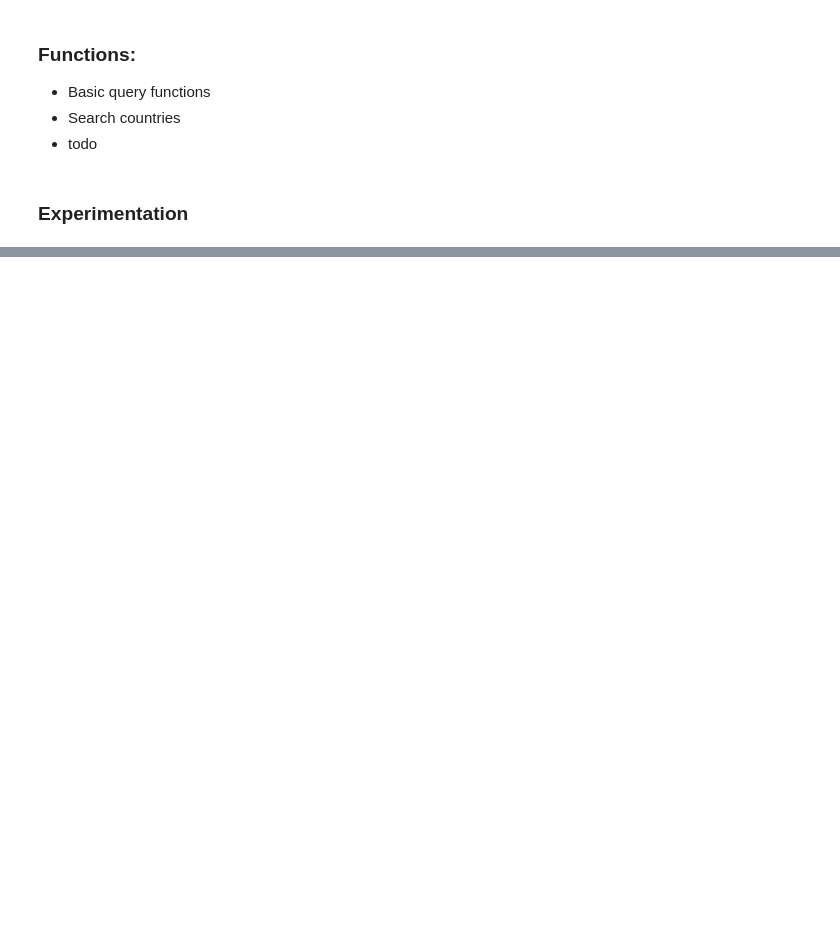
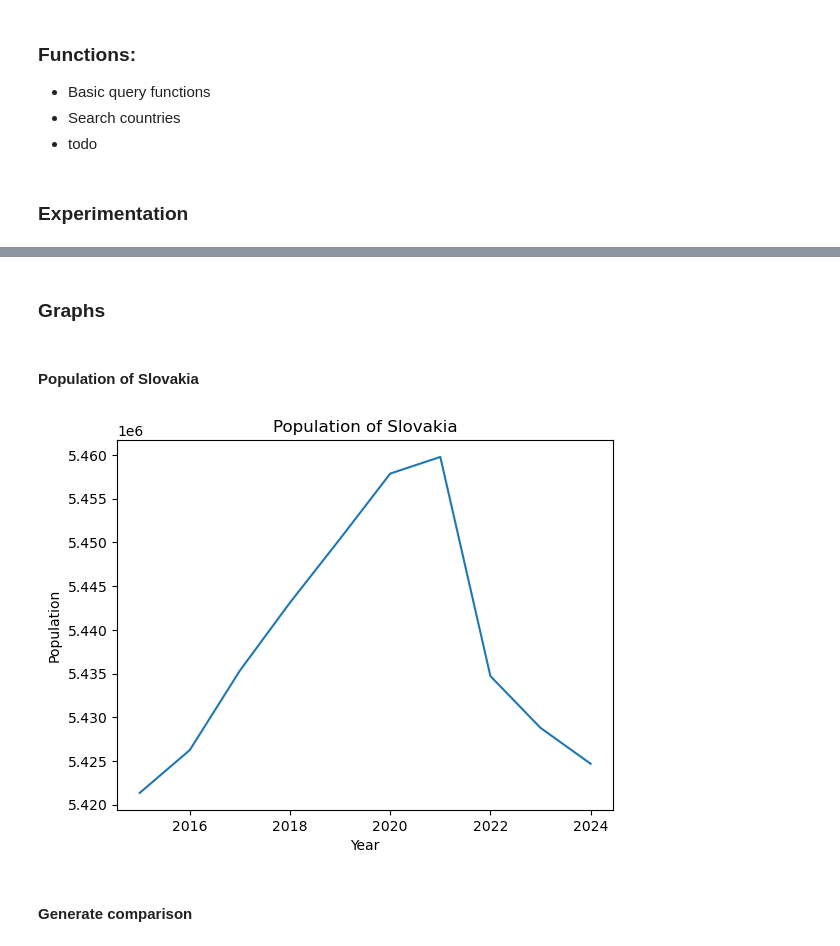
Before and after one commit to jatofi-official/migration-eu-analysis, a Jupyter notebook: Notebooks/experiment.ipynb, the cells around one changed output, grey strips where cells are left out. Drawn from its saved outputs; the diff is of its cells as text; code cells hidden in the pictures; blank space fills up the shorter version.

```diff
--- a/Notebooks/experiment.ipynb
+++ b/Notebooks/experiment.ipynb
@@ -54 +45,28 @@ display(query.head(20))
 | 291 | SK | NEU28_FOR | T | 13064 | 13901 | 14687 | 15439 | 16313 | 17132 | NaN | NaN | ... |
+# %% [markdown]
+### Graphs
+# %% [markdown]
+#### Population of Slovakia
+# %%
+country = table.iloc[518,:]
+
+
+years = [int(x) for x in country.index[3:]]
+
+pop_new = [int(pop_y) for pop_y in country[3:]]
+
+
+
+figure, axes = plt.subplots()
+axes.plot(years,pop_new)
+
+axes.set_xlabel('Year')
+axes.set_ylabel('Population')
+axes.set_title('Population of Slovakia')
+pass
+
+#f me tie cisla su ulozene ako kategoricke data:/
+# %% [output]
+[figure, added]
+# %% [markdown]
+#### Generate comparison
```
Also changed, not shown: parts of 2 cells of this notebook, 2 other files.
